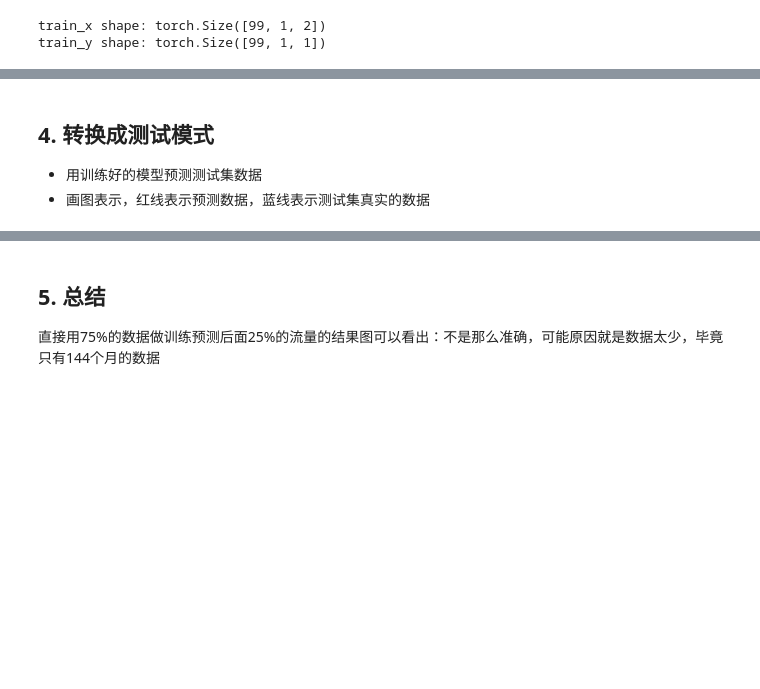
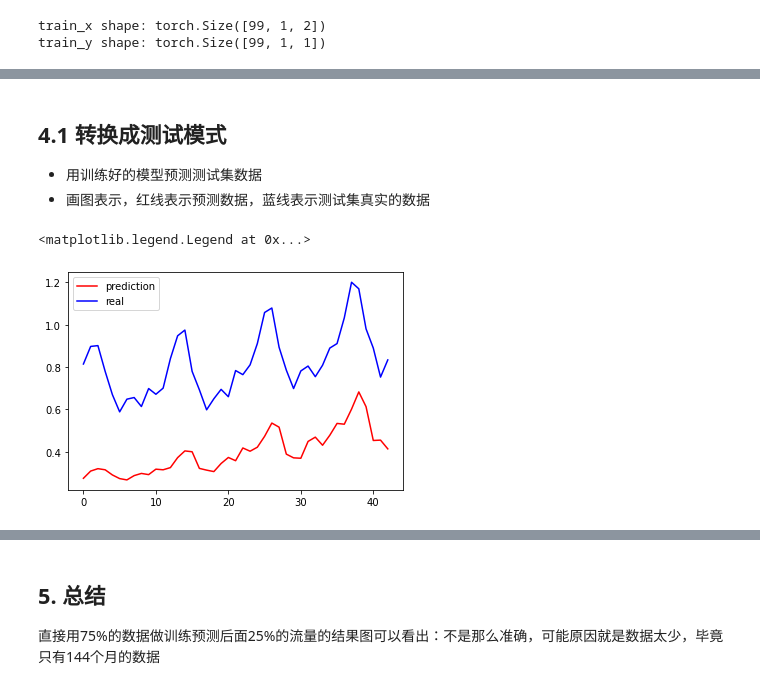
Before and after one commit to EricPengShuai/Pytorch-Learning, a Jupyter notebook: LSTM_airplane_forcast.ipynb, the cells around one changed output, grey strips where cells are left out. Saved outputs shown, nothing was run; the diff lists cells and outputs as text; code cells hidden in the pictures; blank space fills up the shorter version.

```diff
--- a/LSTM_airplane_forcast.ipynb
+++ b/LSTM_airplane_forcast.ipynb
@@ -119,9 +119,16 @@ Epoch: 1000, Loss: 0.00103
 # %% [markdown]
-## 4. 转换成测试模式
+## 4.1 转换成测试模式
 - 用训练好的模型预测测试集数据
 - 画图表示，红线表示预测数据，蓝线表示测试集真实的数据
 # %%
-net = net.eval()
+# net = net.eval()
 test_X = torch.Tensor(test_X.reshape(-1, 1, 2))
 pred_test_X = net(test_X)
 pred_test_X = pred_test_X.view(-1).data.numpy()
+
+plt.plot(pred_test_X, 'r', label='prediction')
+plt.plot(test_Y, 'b', label='real')
+plt.legend(loc='best')
+# %% [output]
+<matplotlib.legend.Legend at 0x...>
+[figure, added]
```
Also changed, not shown: parts of 3 cells of this notebook.
